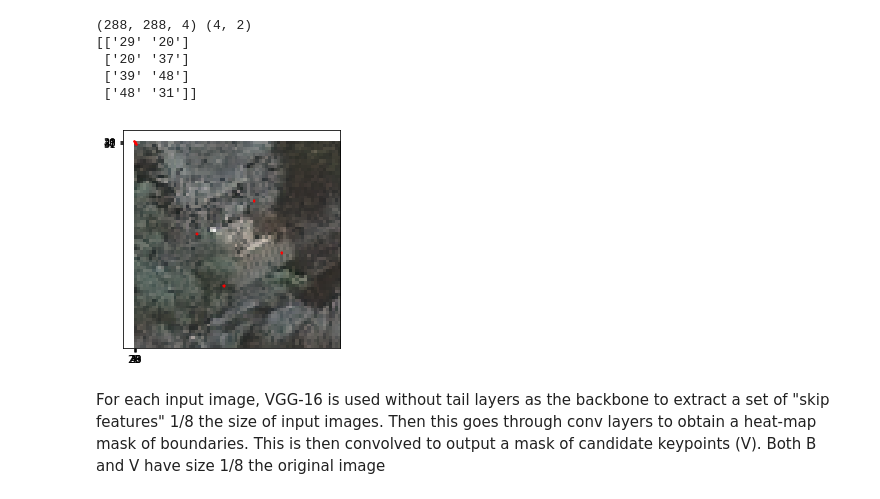
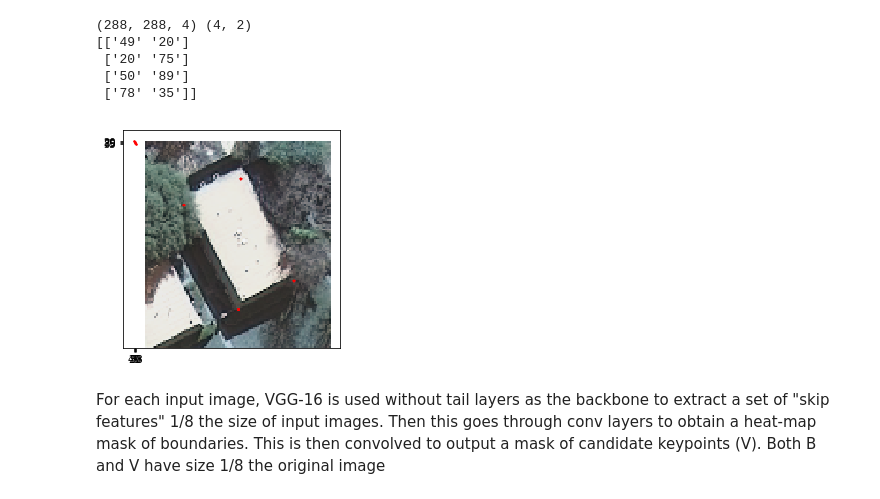
Before and after one commit to finnthedawg/DeepRoofs, a Jupyter notebook: GeoNet.ipynb, the cells around one changed output. Drawn from its saved outputs; the diff is of its cells as text; code cells hidden in the pictures.

```diff
--- a/GeoNet.ipynb
+++ b/GeoNet.ipynb
@@ -68,16 +68,16 @@ def show_landmarks(image, corners):
 #Load the dataset
 building_dataset = aerialBuildingDataset(root_dir='./data/genTrain')
 # %%
-sample = building_dataset[552]
+sample = building_dataset[1032]
 print(sample['image'].shape, sample['corners'].shape)
 show_landmarks(**sample)
 # %% [output]
 (288, 288, 4) (4, 2)
-[['29' '20']
- ['20' '37']
- ['39' '48']
- ['48' '31']]
+[['49' '20']
+ ['20' '75']
+ ['50' '89']
+ ['78' '35']]
-[figure, old version]
+[figure, new version]
 # %% [markdown]
 For each input image, VGG-16 is used without tail layers as the backbone to extract a set of "skip features" 1/8 the size of input images. Then this goes through conv layers to obtain a heat-map mask of boundaries. This is then convolved to output a mask of candidate keypoints (V). Both B and V have size 1/8 the original image
 # %%
```
Also changed, not shown: parts of 4 cells of this notebook.
